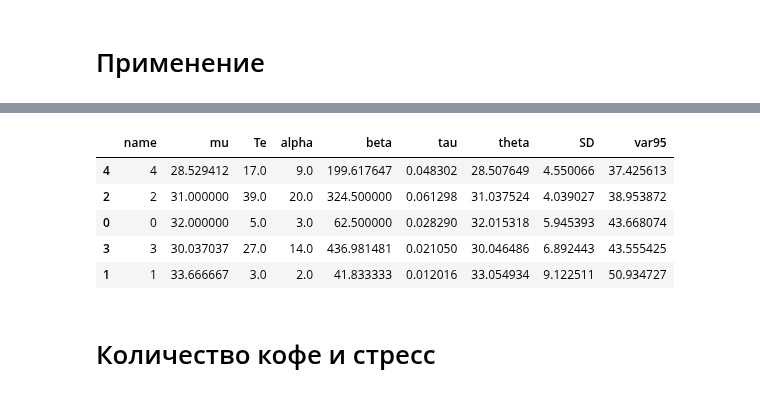
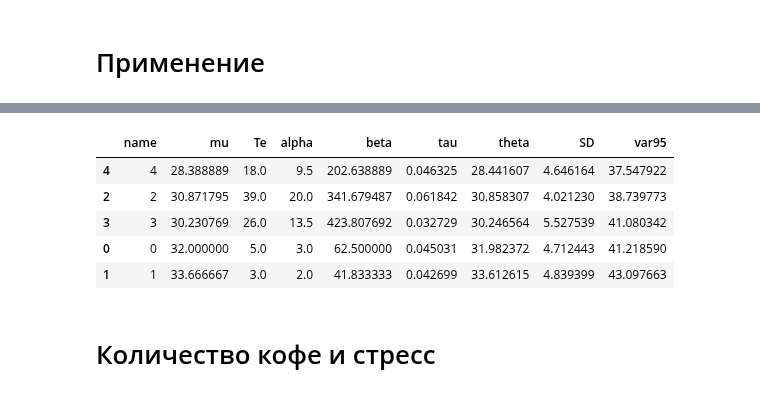
Before and after one commit to ksetdekov/trip_choice_optimizer, a Jupyter notebook: coffee-amount-optimization.ipynb, the cells around one changed output, grey strips where cells are left out. Drawn from its saved outputs; the diff is of its cells as text; code cells hidden in the pictures.

```diff
--- a/coffee-amount-optimization.ipynb
+++ b/coffee-amount-optimization.ipynb
@@ -241,7 +241,9 @@ events = {
     datetime(2025, 2, 22): (2, 34),
     datetime(2025, 2, 23): (3, 34),
     datetime(2025, 2, 24): (4, 27),
-    datetime(2025, 2, 25): (4, 25)
+    datetime(2025, 2, 25): (4, 25),
+    datetime(2025, 2, 26): (4, 26),
+    datetime(2025, 2, 27): (2, 25)
 
 
 }
@@ -256,9 +258,9 @@ cups.process_events(events, days=91)
 |  | name | mu | Te | alpha | beta | tau | theta | SD | var95 |
-| 4 | 4 | 28.529412 | 17.0 | 9.0 | 199.617647 | 0.048302 | 28.507649 | 4.550066 | 37.425613 |
-| 2 | 2 | 31.000000 | 39.0 | 20.0 | 324.500000 | 0.061298 | 31.037524 | 4.039027 | 38.953872 |
-| 0 | 0 | 32.000000 | 5.0 | 3.0 | 62.500000 | 0.028290 | 32.015318 | 5.945393 | 43.668074 |
-| 3 | 3 | 30.037037 | 27.0 | 14.0 | 436.981481 | 0.021050 | 30.046486 | 6.892443 | 43.555425 |
-| 1 | 1 | 33.666667 | 3.0 | 2.0 | 41.833333 | 0.012016 | 33.054934 | 9.122511 | 50.934727 |
+| 4 | 4 | 28.388889 | 18.0 | 9.5 | 202.638889 | 0.046325 | 28.441607 | 4.646164 | 37.547922 |
+| 2 | 2 | 30.871795 | 39.0 | 20.0 | 341.679487 | 0.061842 | 30.858307 | 4.021230 | 38.739773 |
+| 3 | 3 | 30.230769 | 26.0 | 13.5 | 423.807692 | 0.032729 | 30.246564 | 5.527539 | 41.080342 |
+| 0 | 0 | 32.000000 | 5.0 | 3.0 | 62.500000 | 0.045031 | 31.982372 | 4.712443 | 41.218590 |
+| 1 | 1 | 33.666667 | 3.0 | 2.0 | 41.833333 | 0.042699 | 33.612615 | 4.839399 | 43.097663 |
 # %% [markdown]
 # Количество кофе и стресс
 # %%
```
Also changed, not shown: parts of 6 cells of this notebook.
